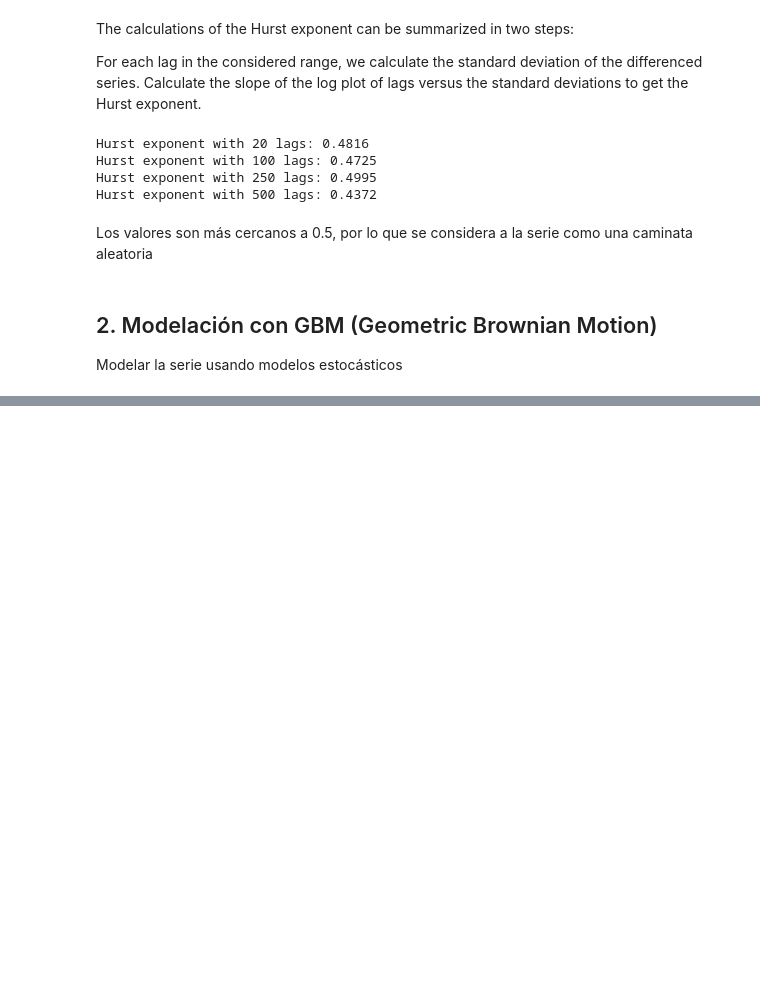
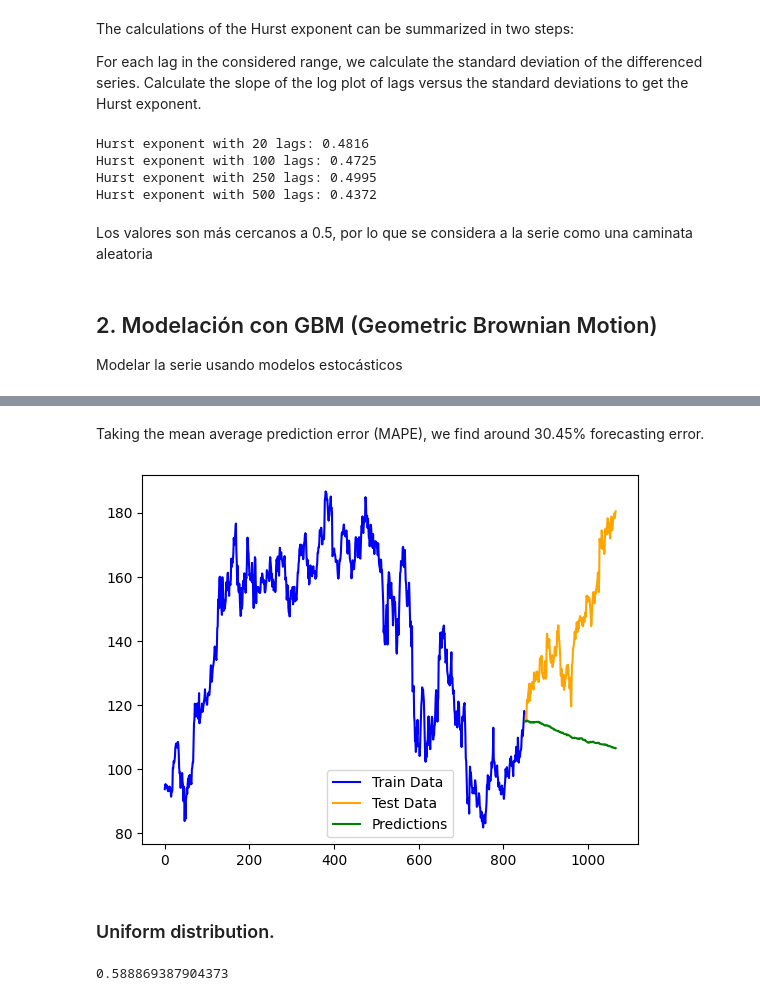
Before and after one commit to 01745134/proyectos-ingenieria, a Jupyter notebook: tarea1-modelacionVolatilidad.ipynb, the cells around one changed output, grey strips where cells are left out. Saved outputs shown, nothing was run; the diff lists cells and outputs as text; code cells hidden in the pictures; blank space fills up the shorter version.

```diff
--- a/tarea1-modelacionVolatilidad.ipynb
+++ b/tarea1-modelacionVolatilidad.ipynb
@@ -110,0 +192,18 @@ Modelar la serie usando modelos estocásticos
+# %%
+def GBMsimulatorUniVar(So, mu, sigma, T, N):
+    """ This methods uses random numbers to repeatedly sample future results – in our case, we sample
+    random numbers from a Uniform Distribution, then multiply them to our volatility to obtain our diffusion term."""
+    dim = np.size(So)
+    S = np.zeros([T + 1, int(N)])
+    S[0, :] = So
+    for t in range(1, int(T) + 1):
+        for i in range(0, int(N)):
+            drift = (mu - 0.5 * sigma**2)
+            Z = scipy.stats.norminvgauss.rvs(a=0.9753668732438454, b=-0.026601118197388612)
+            # Z = scipy.stats.laplace.rvs()
+            diffusion = sigma*Z
+            S[t][i] = S[t - 1][i]*np.exp(drift + diffusion)
+    return S[1:]
+# %%
+prices = GBMsimulatorUniVar(So = df2["Adj Close"].iloc[len(training)], mu = training.mean(), sigma = training.std(), T = len(test), N = 1000)
+newpreds = pd.DataFrame(prices).mean(axis = 1)
@@ -110,0 +214,13 @@ Modelar la serie usando modelos estocásticos
+# %% [markdown]
+Taking the mean average prediction error (MAPE), we find around 30.45% forecasting error.
+# %%
+axis = np.arange(len(train) + len(test))
+plt.plot(axis[:len(train)], train, c = "blue", label = "Train Data")
+plt.plot(axis[len(train):], test, c = "orange", label = "Test Data")
+plt.plot(axis[len(train):], np.array(newpreds), c = "green", label = "Predictions")
+plt.legend()
+plt.show();
+# %% [output]
+[figure, added]
+# %% [markdown]
+### Uniform distribution.
@@ -110,0 +241,6 @@ Modelar la serie usando modelos estocásticos
+# %%
+prices = GBMsimulatorUniVar2(So = df2["Adj Close"].iloc[len(training)], mu = training.mean(), sigma = training.std(), T = len(test), N = 1000)
+newpreds = pd.DataFrame(prices).mean(axis = 1)
+mape(newpreds, test.dropna())
+# %% [output]
+0.588869387904373
```
Also changed, not shown: parts of 16 cells of this notebook, 1 other file.
